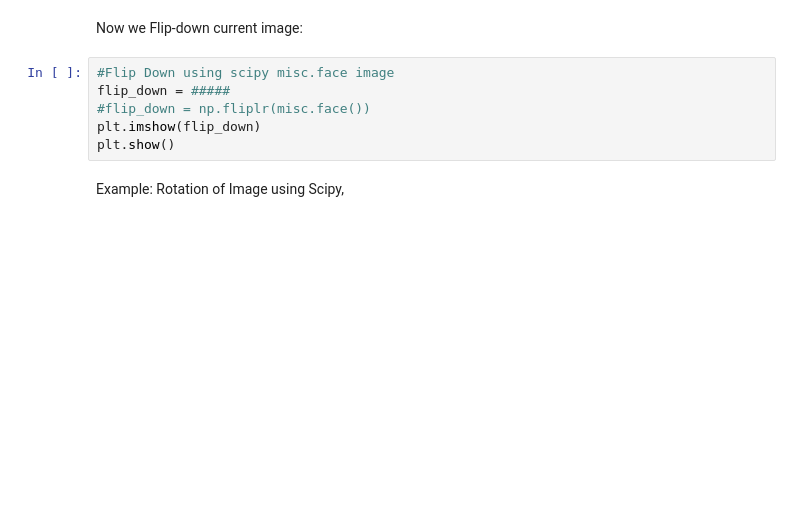
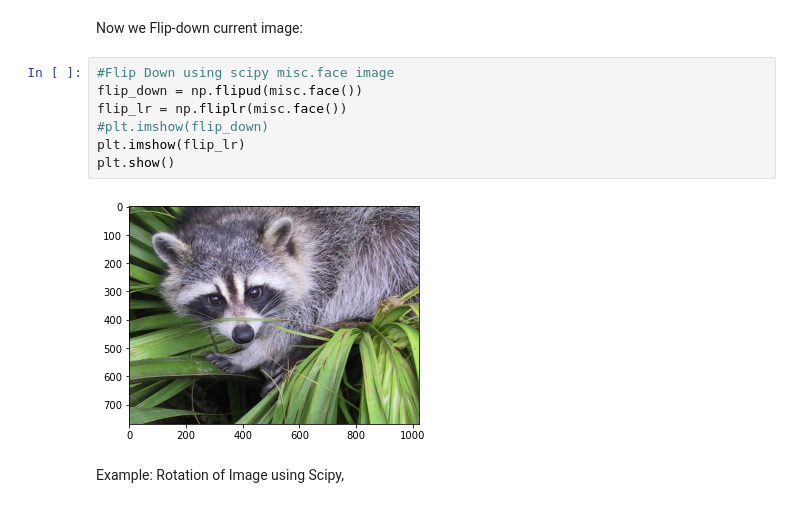
Before and after one commit to BeomSoo-Ann/DataViz, a Jupyter notebook: swcon425-lec05_scipy_lab.ipynb, the cells around one changed output. Saved outputs shown, nothing was run; the diff lists cells and outputs as text; blank space fills up the shorter version.

```diff
--- a/swcon425-lec05_scipy_lab.ipynb
+++ b/swcon425-lec05_scipy_lab.ipynb
@@ -229,10 +372,13 @@ plt.show()
 Now we Flip-down current image:
 # %%
 #Flip Down using scipy misc.face image
-flip_down = #####
-#flip_down = np.fliplr(misc.face())
-plt.imshow(flip_down)
+flip_down = np.flipud(misc.face())
+flip_lr = np.fliplr(misc.face())
+#plt.imshow(flip_down)
+plt.imshow(flip_lr)
 plt.show()
+# %% [output]
+[figure, added]
 # %% [markdown]
 Example: Rotation of Image using Scipy,
 # %%
```
Also changed, not shown: parts of 23 cells of this notebook, 1 other file.
